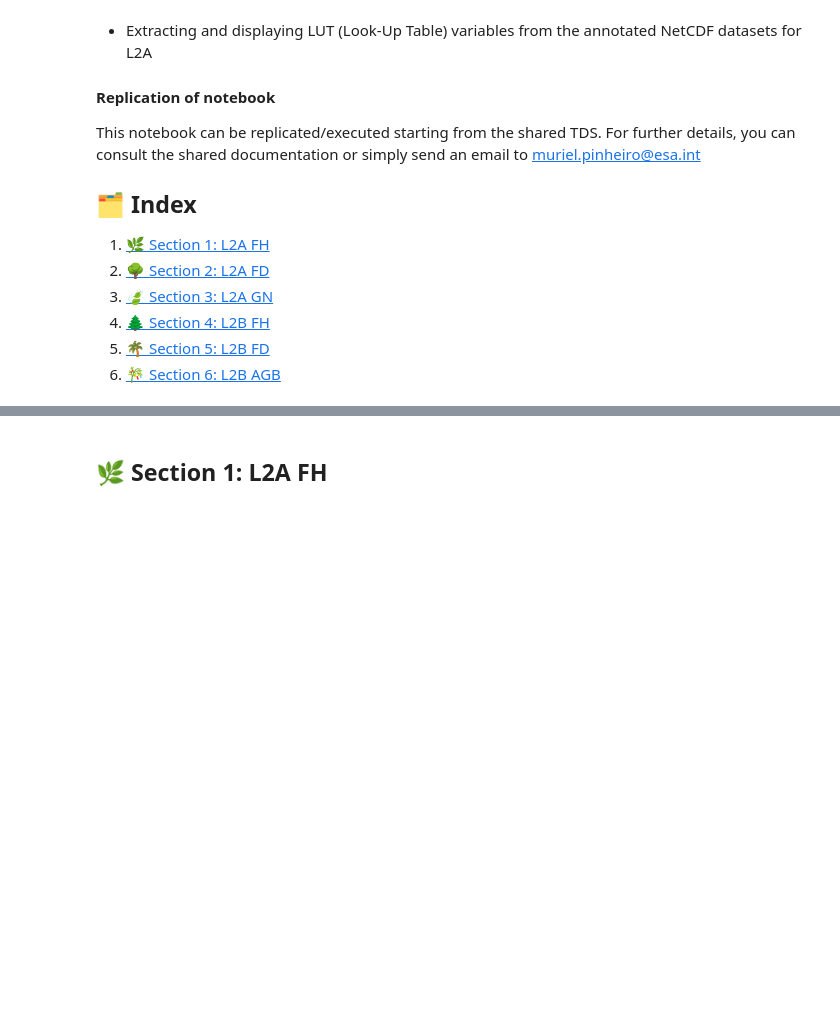
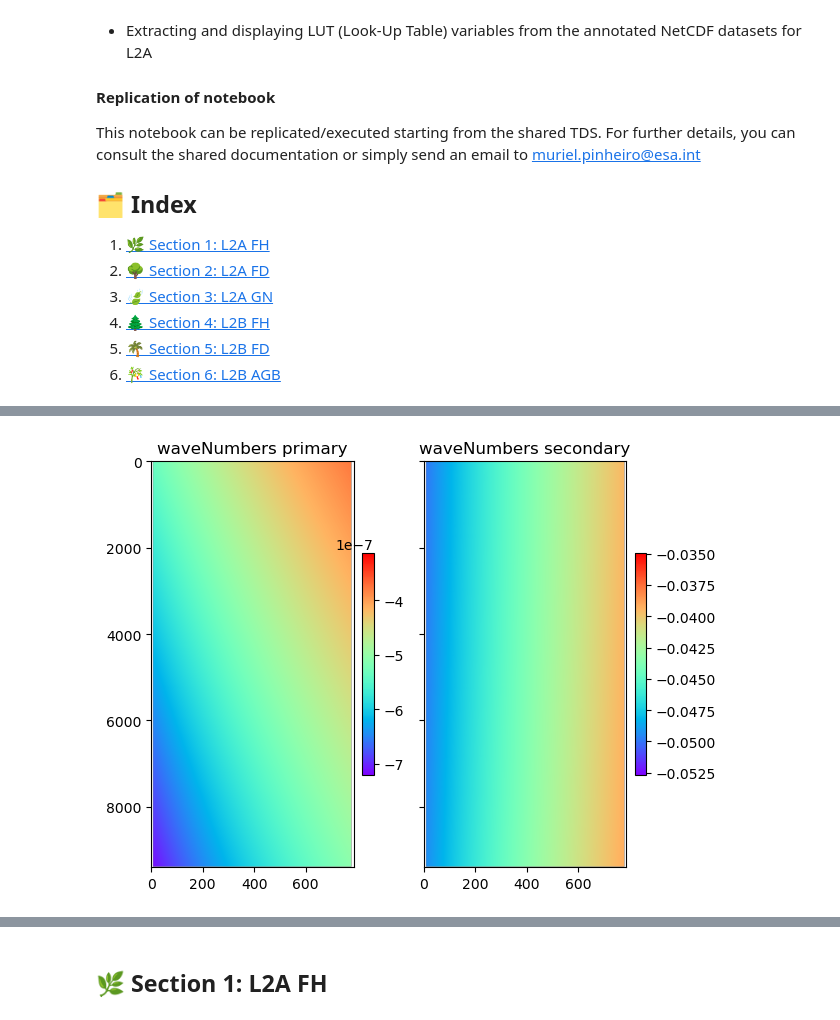
Before and after one commit to BioPAL/data_readers, a Jupyter notebook: HowTo_Use_L2.ipynb, the cells around one changed output, grey strips where cells are left out. Drawn from its saved outputs; the diff is of its cells as text; code cells hidden in the pictures; blank space fills up the shorter version.

```diff
--- a/HowTo_Use_L2.ipynb
+++ b/HowTo_Use_L2.ipynb
@@ -54,0 +53,92 @@ product_fh_l2a = BiomassProduct.l2a_fh(paths.fh)
+# %%
+def get_primary(path_stacks_folder):
+    pattern = os.path.join(path_stacks_folder, "*STA__1S*")
+    for p in sorted(glob.glob(pattern)):
+        sta_path = Path(p)
+        sta_product = BiomassProduct.BiomassProductSTA(sta_path)
+        if sta_product.isCoregistrationPrimary:
+            print(f"[INFO] Found primary STA: {sta_path}")
+            return sta_path
+def get_first_secondary(path_stacks_folder, primary_path):
+    pattern = os.path.join(path_stacks_folder, "*STA__1S*")
+
+    for p in sorted(glob.glob(pattern)):
+        sta_path = Path(p)
+
+        # salta il primary
+        if sta_path == primary_path:
+            continue
+
+        sta_product = BiomassProduct.BiomassProductSTA(sta_path)
+
+        if not sta_product.isCoregistrationPrimary:
+            print(f"[INFO] Found SECONDARY STA: {sta_path.name}")
+            return sta_path
+
+    raise RuntimeError("No SECONDARY STA found.")
+
+# Suppress deprecation and other warnings for cleaner output
+warnings.filterwarnings('ignore', category=DeprecationWarning)
+warnings.filterwarnings('ignore')
+
+path_stacks_folder = Path("STA")
+
+sta_primary = get_primary(path_stacks_folder)
+sta_secondary = get_first_secondary(path_stacks_folder, sta_primary)
+
+print(f"[INFO] Using PRIMARY   : {sta_primary.name}")
+print(f"[INFO] Using SECONDARY : {sta_secondary.name}")
+
+product_primary = BiomassProduct.BiomassProductSTA(sta_primary)
+product_secondary = BiomassProduct.BiomassProductSTA(sta_secondary)
+
+# Access and print the noDataValue from the primary product's annotation
+noDataValue=product_primary.noDataValue
+print("NoData Value (primary product):", noDataValue)
+# Check if waveNumbers LUT is loaded
+if hasattr(product_primary, "coregistration_waveNumbers") and hasattr(product_secondary, "coregistration_waveNumbers"):
+
+    waveNumbers_primary = product_primary.coregistration_waveNumbers
+    waveNumbers_secondary = product_secondary.coregistration_waveNumbers
+
+    # Compute stats
+    waveNumbers_primary_avg = np.mean(waveNumbers_primary)
+    waveNumbers_primary_std = np.std(waveNumbers_primary)
+    waveNumbers_secondary_avg = np.mean(waveNumbers_secondary)
+    waveNumbers_secondary_std = np.std(waveNumbers_secondary)
+
+    # Plot settings
+    std_multiplier = 3
+    aspect_ratio ='auto' # 0.5
+    colorbar_fraction = 0.05
+    colorbar_pad = 0.04
+
+    plt.close('all')
+    fig, axes = plt.subplots(1,2)
+    ax1 = axes[0].imshow(
+        waveNumbers_primary,
+        cmap='rainbow',
+        aspect=aspect_ratio,
+        vmin =  waveNumbers_primary_avg - std_multiplier * waveNumbers_primary_std,
+        vmax =  waveNumbers_primary_avg + std_multiplier * waveNumbers_primary_std
+    )
+    axes[0].set_title('waveNumbers primary')
+
+
+    ax2 = axes[1].imshow(
+        waveNumbers_secondary,
+        cmap='rainbow',
+        aspect=aspect_ratio,
+        vmin = waveNumbers_secondary_avg - std_multiplier *waveNumbers_secondary_std,
+        vmax = waveNumbers_secondary_avg + std_multiplier *waveNumbers_secondary_std
+    )
+    axes[1].set_title('waveNumbers secondary')
+    axes[1].yaxis.set_tick_params(labelleft=False)
+
+    fig.colorbar(ax1, ax=axes[0], orientation='vertical', fraction=colorbar_fraction, pad=colorbar_pad)
+    fig.colorbar(ax2, ax=axes[1], orientation='vertical', fraction=colorbar_fraction, pad=colorbar_pad)
+    fig.tight_layout()
+    plt.show()
+else:
+    print("❌ coregistration LUT or required variables not found in product.")
+# %% [output]
@@ -54,0 +165 @@ product_fh_l2a = BiomassProduct.l2a_fh(paths.fh)
+[figure, added]
```
Also changed, not shown: parts of 20 cells of this notebook.
